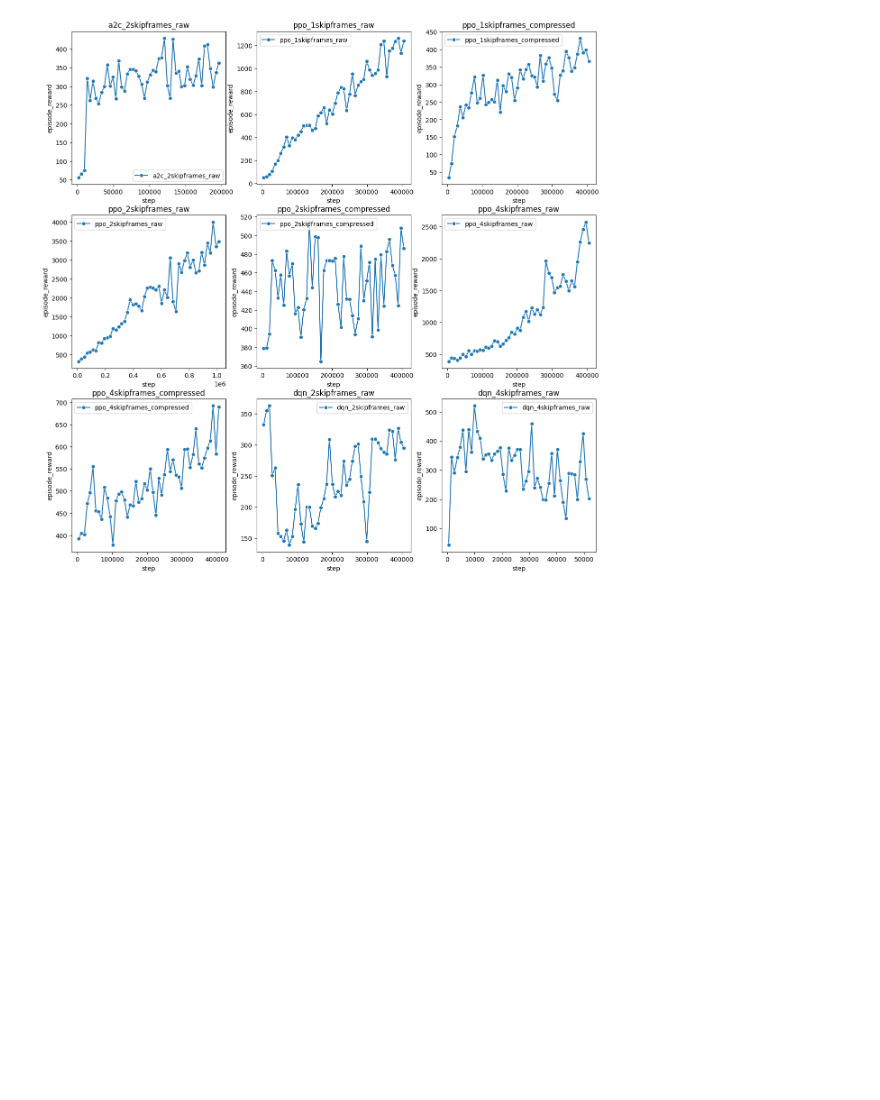
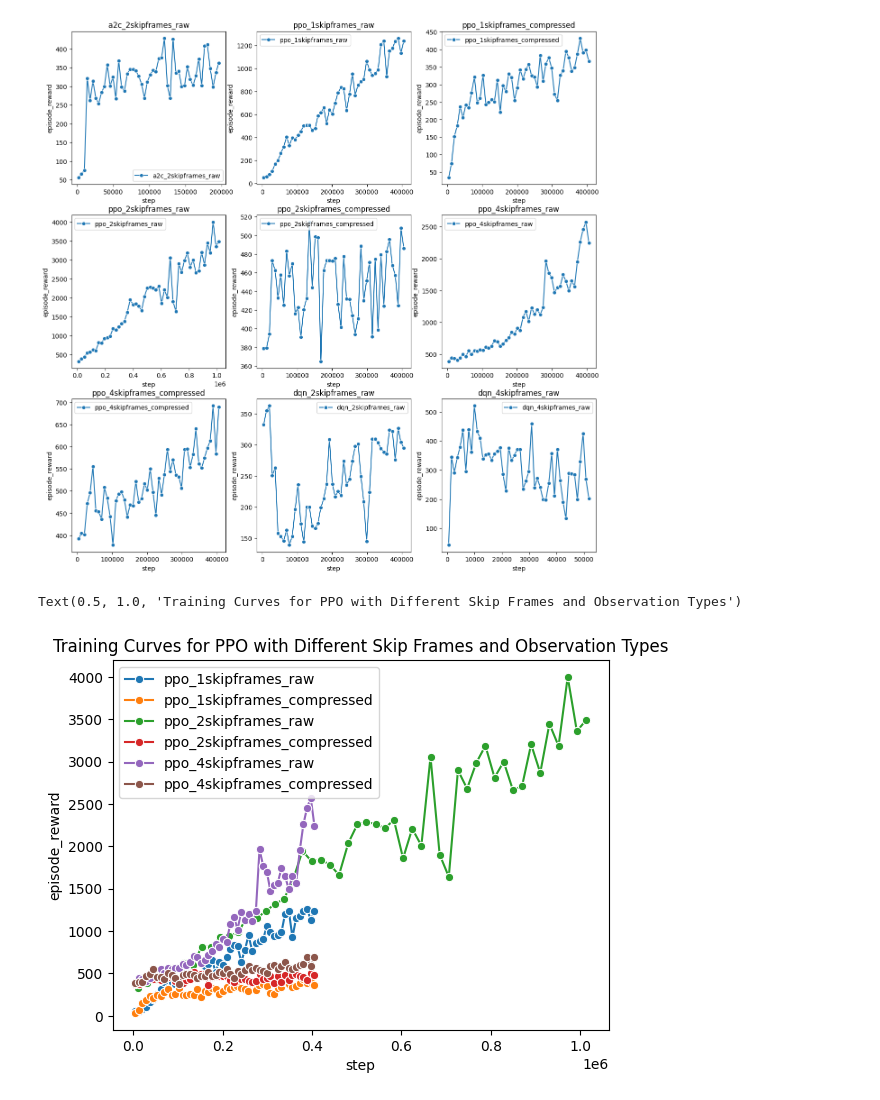
Before and after one commit to jacksonflowers/maRLo, a Jupyter notebook: train_curves.ipynb, the cells around one changed output. Cells and saved outputs as stored; diff of their text form; code cells hidden in the pictures; blank space fills up the shorter version.

Commit message:
add more plots

```diff
--- a/train_curves.ipynb
+++ b/train_curves.ipynb
@@ -69,3 +80,19 @@ for i, binned_df in enumerate(binned_dfs):
     axs[row][col].set_ylabel('episode_reward')
 # %% [output]
 [figure]
+# %%
+# plot with 6 lines, one for each skipframe + raw vs compressed combo
+desired = ['ppo_1skipframes_raw', 'ppo_2skipframes_raw', 'ppo_4skipframes_raw', 'ppo_1skipframes_compressed', 'ppo_2skipframes_compressed', 'ppo_4skipframes_compressed']
+for i, binned_df in enumerate(binned_dfs):
+    filename = log_paths[i].split('_')[1:] # remove log_
+    filename[1] = filename[1] + 'skipframes'
+    filename = '_'.join(filename[:-1]) # remove action_space and .csv
+    if filename not in desired:
+        continue
+    sns.lineplot(x='step', y='episode_reward', data=binned_df, marker='o', label=filename)
+
+# add title
+plt.title('Training Curves for PPO with Different Skip Frames and Observation Types')
+# %% [output]
+Text(0.5, 1.0, 'Training Curves for PPO with Different Skip Frames and Observation Types')
+[figure, added]
```
Also changed, not shown: parts of 5 cells of this notebook.
